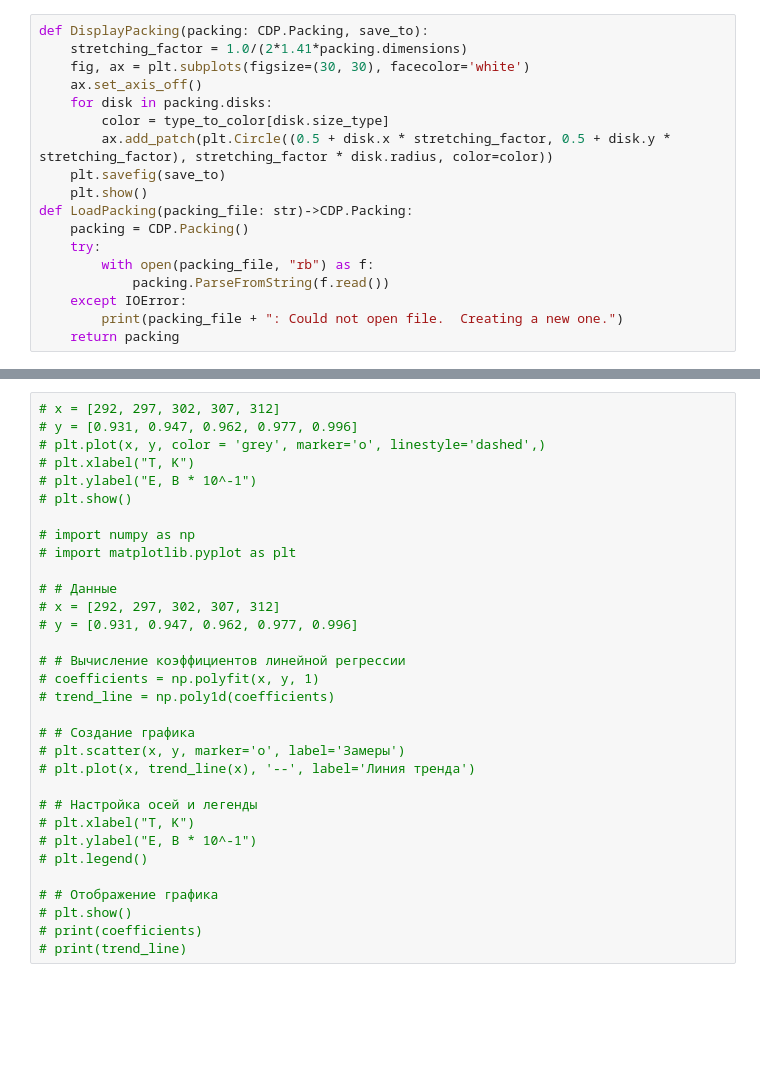
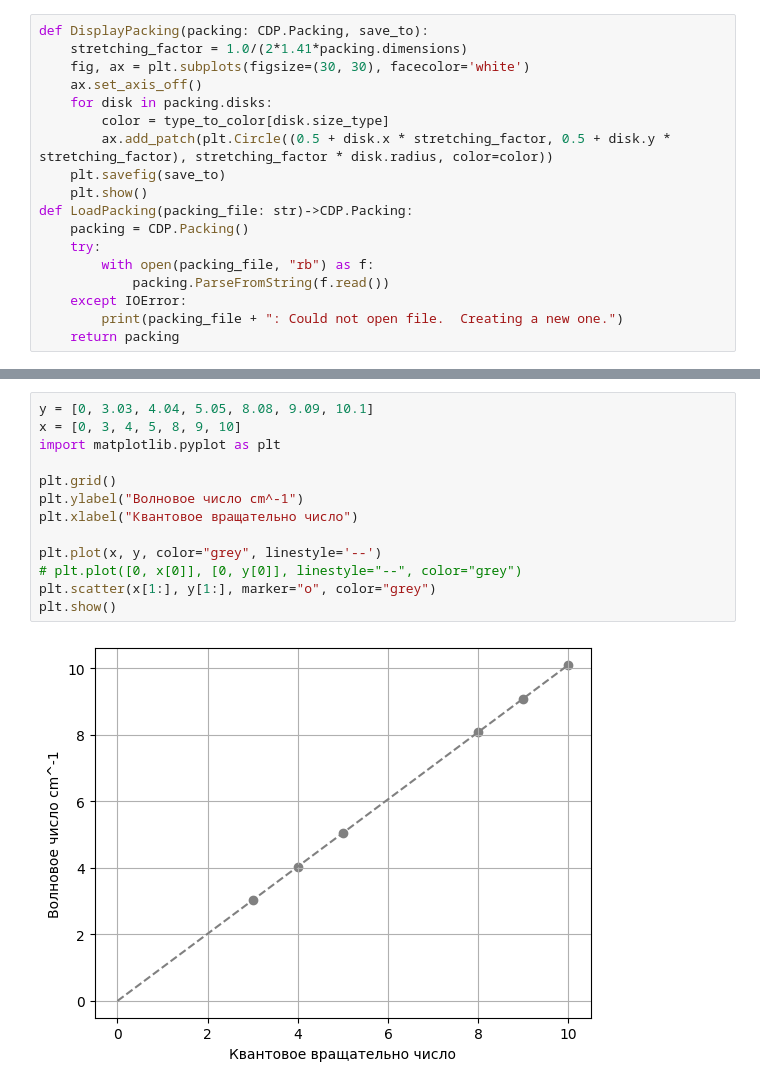
Before and after one commit to maxcalincu/diskpack, a Jupyter notebook: visualize/notebook.ipynb, the cells around one changed output, grey strips where cells are left out. Saved outputs shown, nothing was run; the diff lists cells and outputs as text; blank space fills up the shorter version.

```diff
--- a/visualize/notebook.ipynb
+++ b/visualize/notebook.ipynb
@@ -40,32 +40,15 @@ DisplayPacking(packing, "./images/16.png")
-# %%
-# x = [292, 297, 302, 307, 312]
-# y = [0.931, 0.947, 0.962, 0.977, 0.996]
-# plt.plot(x, y, color = 'grey', marker='o', linestyle='dashed',)
-# plt.xlabel("T, K")
-# plt.ylabel("E, B * 10^-1")
-# plt.show()
-
-# import numpy as np
-# import matplotlib.pyplot as plt
-
-# # Данные
-# x = [292, 297, 302, 307, 312]
-# y = [0.931, 0.947, 0.962, 0.977, 0.996]
-
-# # Вычисление коэффициентов линейной регрессии
-# coefficients = np.polyfit(x, y, 1)
-# trend_line = np.poly1d(coefficients)
-
-# # Создание графика
-# plt.scatter(x, y, marker='o', label='Замеры')
-# plt.plot(x, trend_line(x), '--', label='Линия тренда')
-
-# # Настройка осей и легенды
-# plt.xlabel("T, K")
-# plt.ylabel("E, B * 10^-1")
-# plt.legend()
-
-# # Отображение графика
-# plt.show()
-# print(coefficients)
-# print(trend_line)
+# %%
+y = [0, 3.03, 4.04, 5.05, 8.08, 9.09, 10.1]
+x = [0, 3, 4, 5, 8, 9, 10]
+import matplotlib.pyplot as plt
+
+plt.grid()
+plt.ylabel("Волновое число cm^-1")
+plt.xlabel("Квантовое вращательно число")
+
+plt.plot(x, y, color="grey", linestyle='--')
+# plt.plot([0, x[0]], [0, y[0]], linestyle="--", color="grey")
+plt.scatter(x[1:], y[1:], marker="o", color="grey")
+plt.show()
+# %% [output]
+[figure, added]
```
Also changed, not shown: parts of 1 cell of this notebook, 10 other files.
